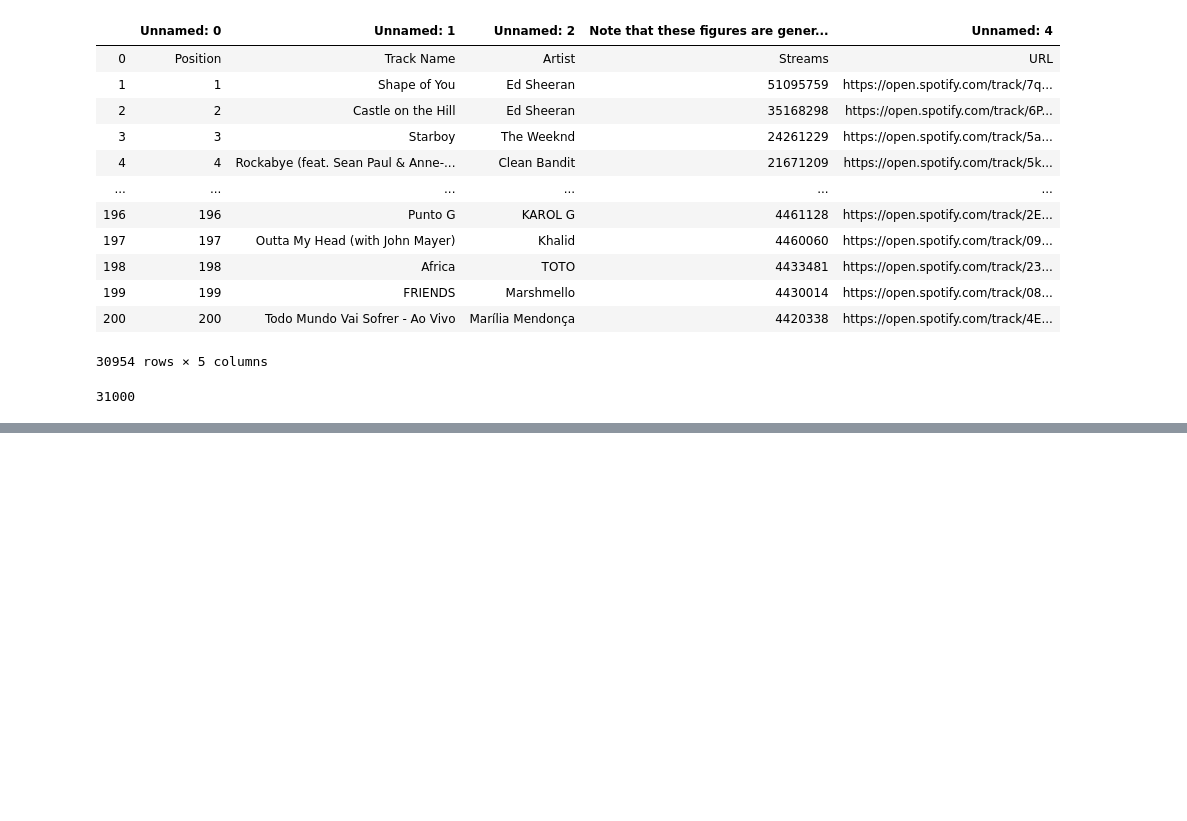
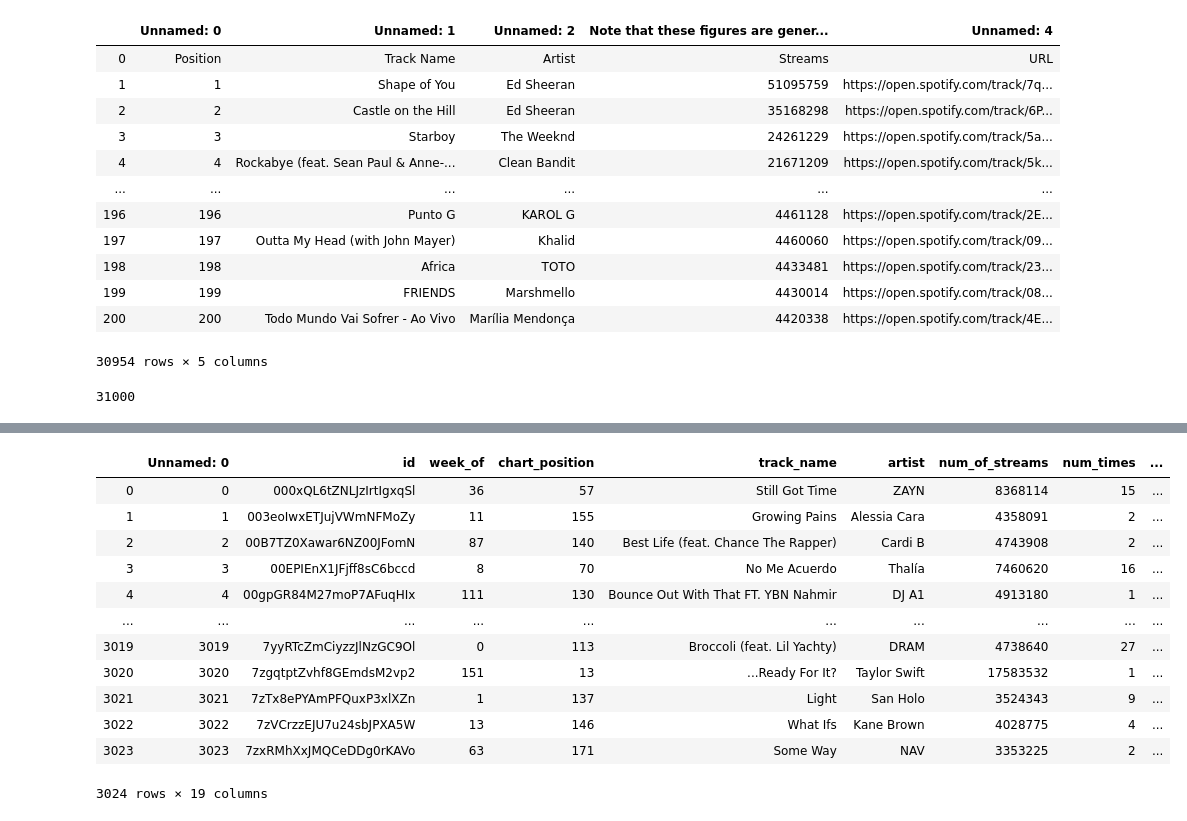
Before and after one commit to RobbieZifchak/spotify-project, a Jupyter notebook: Spotify Project - Owen .ipynb, the cells around one changed output, grey strips where cells are left out. Cells and saved outputs as stored; diff of their text form; code cells hidden in the pictures; blank space fills up the shorter version.

```diff
--- a/Spotify Project.ipynb
+++ b/Spotify Project - Owen .ipynb
@@ -357,0 +383,2 @@ ProgrammingError: 1064 (42000): You have an error in your SQL syntax; check the
+# %%
+weekly_features = pd.read_csv('weekly_features')
@@ -357,0 +481,2 @@ ProgrammingError: 1064 (42000): You have an error in your SQL syntax; check the
+# %%
+weekly_features['top_song'] = np.where(weekly_features['chart_position']==1, 1,0)
@@ -357,0 +619,16 @@ ProgrammingError: 1064 (42000): You have an error in your SQL syntax; check the
+# %%
+weekly_features
+# %% [output]
+|  | Unnamed: 0 | id | week_of | chart_position | track_name | artist | num_of_streams | num_times | ... |
+| 0 | 0 | 000xQL6tZNLJzIrtIgxqSl | 36 | 57 | Still Got Time | ZAYN | 8368114 | 15 | ... |
+| 1 | 1 | 003eoIwxETJujVWmNFMoZy | 11 | 155 | Growing Pains | Alessia Cara | 4358091 | 2 | ... |
+| 2 | 2 | 00B7TZ0Xawar6NZ00JFomN | 87 | 140 | Best Life (feat. Chance The Rapper) | Cardi B | 4743908 | 2 | ... |
+| 3 | 3 | 00EPIEnX1JFjff8sC6bccd | 8 | 70 | No Me Acuerdo | Thalía | 7460620 | 16 | ... |
+| 4 | 4 | 00gpGR84M27moP7AFuqHIx | 111 | 130 | Bounce Out With That FT. YBN Nahmir | DJ A1 | 4913180 | 1 | ... |
+| ... | ... | ... | ... | ... | ... | ... | ... | ... | ... |
+| 3019 | 3019 | 7yyRTcZmCiyzzJlNzGC9Ol | 0 | 113 | Broccoli (feat. Lil Yachty) | DRAM | 4738640 | 27 | ... |
+| 3020 | 3020 | 7zgqtptZvhf8GEmdsM2vp2 | 151 | 13 | ...Ready For It? | Taylor Swift | 17583532 | 1 | ... |
+| 3021 | 3021 | 7zTx8ePYAmPFQuxP3xlXZn | 1 | 137 | Light | San Holo | 3524343 | 9 | ... |
+| 3022 | 3022 | 7zVCrzzEJU7u24sbJPXA5W | 13 | 146 | What Ifs | Kane Brown | 4028775 | 4 | ... |
+| 3023 | 3023 | 7zxRMhXxJMQCeDDg0rKAVo | 63 | 171 | Some Way | NAV | 3353225 | 2 | ... |
+3024 rows × 19 columns
```
Also changed, not shown: parts of 92 cells of this notebook.
